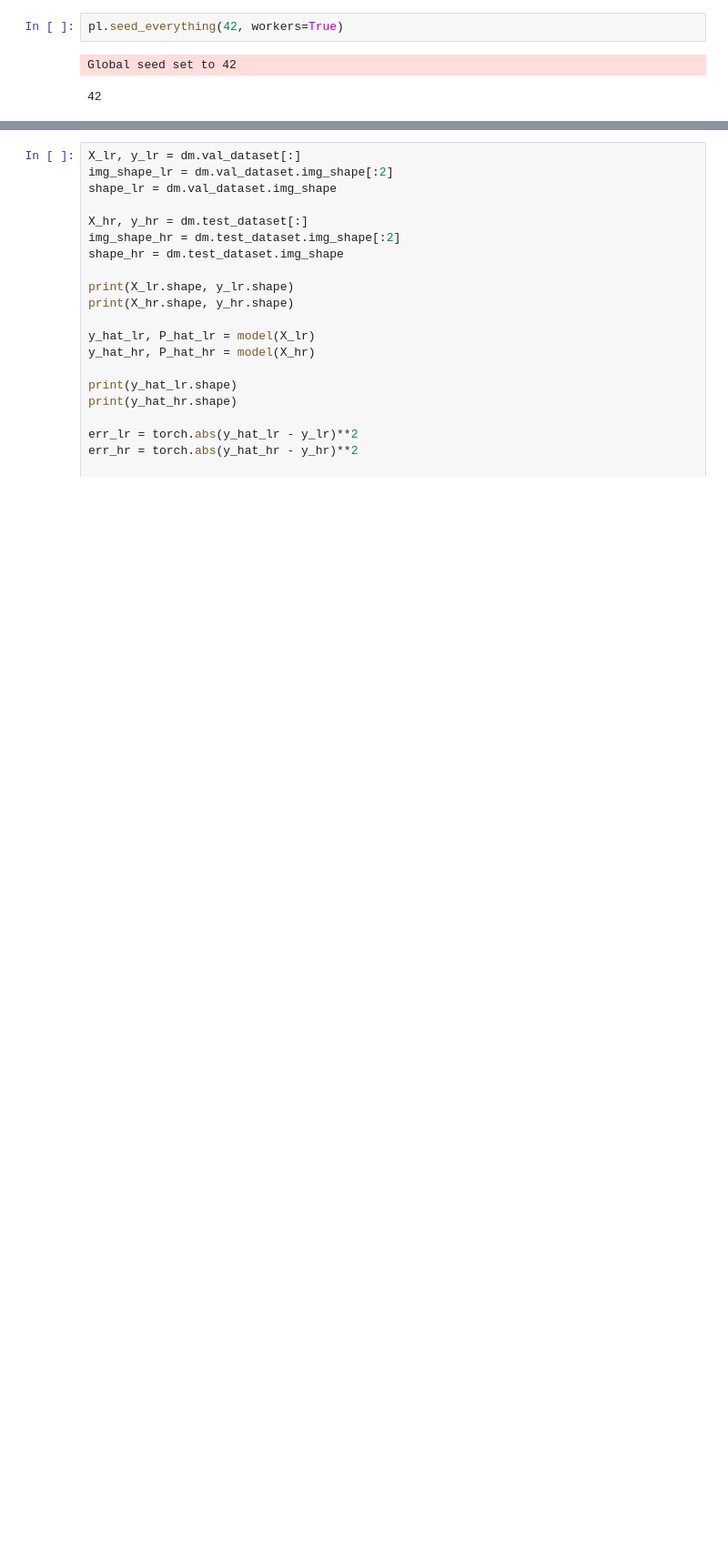
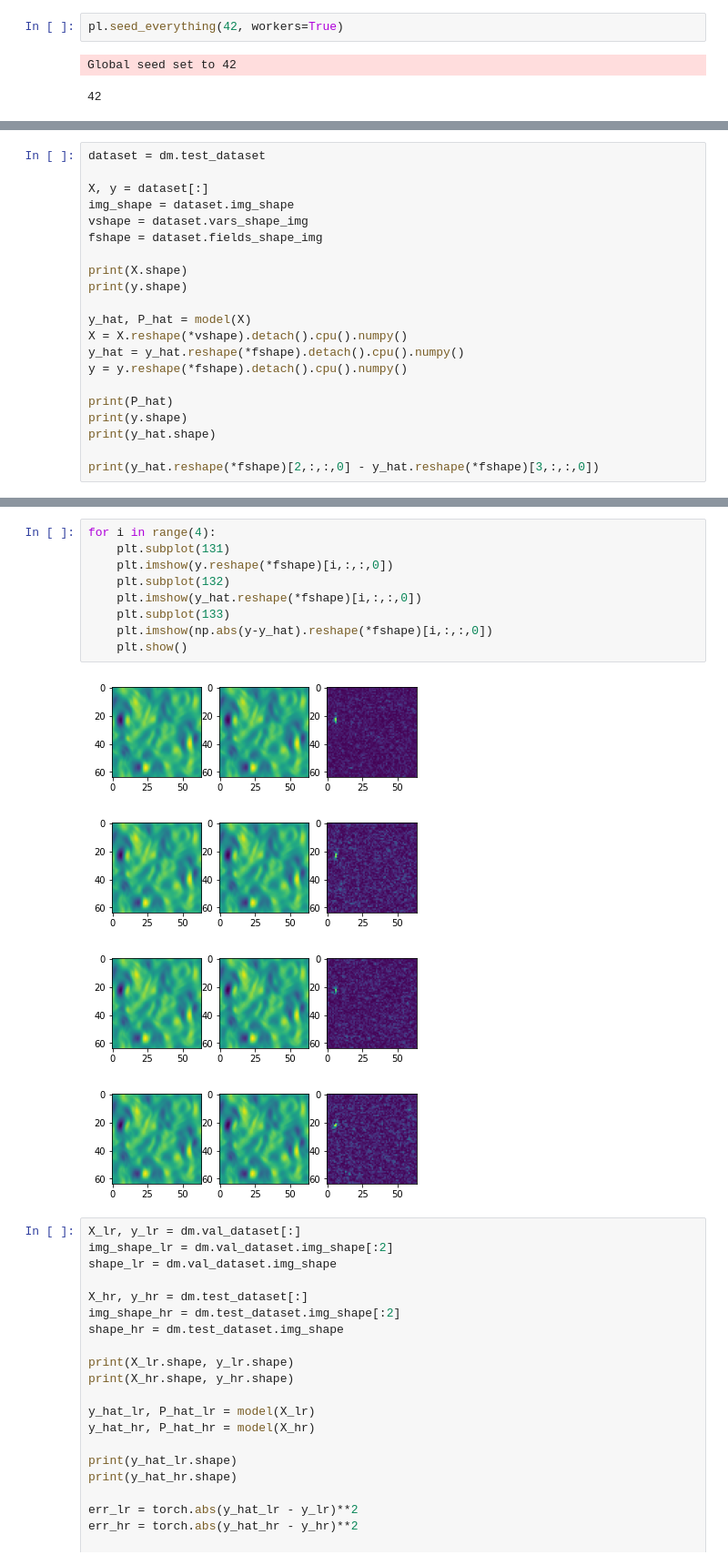
Before and after one commit to Chutlhu/TurboSuperResultion, a Jupyter notebook: notebooks/[Sandbox,PINNUS,Turb2D,time] PINNUS with Time and NS equations.ipynb, the cells around one changed output, grey strips where cells are left out. Shown at 91% size. Drawn from its saved outputs; the diff is of its cells as text; blank space fills up the shorter version.

```diff
--- a/notebooks/[Sandbox,PINNUS,Turb2D,time] PINNUS with Time and NS equations.ipynb
+++ b/notebooks/[Sandbox,PINNUS,Turb2D,time] PINNUS with Time and NS equations.ipynb
@@ -183,0 +323,21 @@ checkpoint_callback.best_model_path
+# %%
+dataset = dm.test_dataset
+
+X, y = dataset[:]
+img_shape = dataset.img_shape
+vshape = dataset.vars_shape_img
+fshape = dataset.fields_shape_img
+
+print(X.shape)
+print(y.shape)
+
+y_hat, P_hat = model(X)
+X = X.reshape(*vshape).detach().cpu().numpy()
+y_hat = y_hat.reshape(*fshape).detach().cpu().numpy()
+y = y.reshape(*fshape).detach().cpu().numpy()
+
+print(P_hat)
+print(y.shape)
+print(y_hat.shape)
+
+print(y_hat.reshape(*fshape)[2,:,:,0] - y_hat.reshape(*fshape)[3,:,:,0])
@@ -184,3 +363,17 @@ checkpoint_callback.best_model_path
+# %%
+for i in range(4):
+    plt.subplot(131)
+    plt.imshow(y.reshape(*fshape)[i,:,:,0])
+    plt.subplot(132)
+    plt.imshow(y_hat.reshape(*fshape)[i,:,:,0])
+    plt.subplot(133)
+    plt.imshow(np.abs(y-y_hat).reshape(*fshape)[i,:,:,0])
+    plt.show()
+# %% [output]
+[figure, added]
+[figure, added]
+[figure, added]
+[figure, added]
 # %%
 X_lr, y_lr = dm.val_dataset[:]
 img_shape_lr = dm.val_dataset.img_shape[:2]
```
Also changed, not shown: parts of 14 cells of this notebook, 11 other files.
